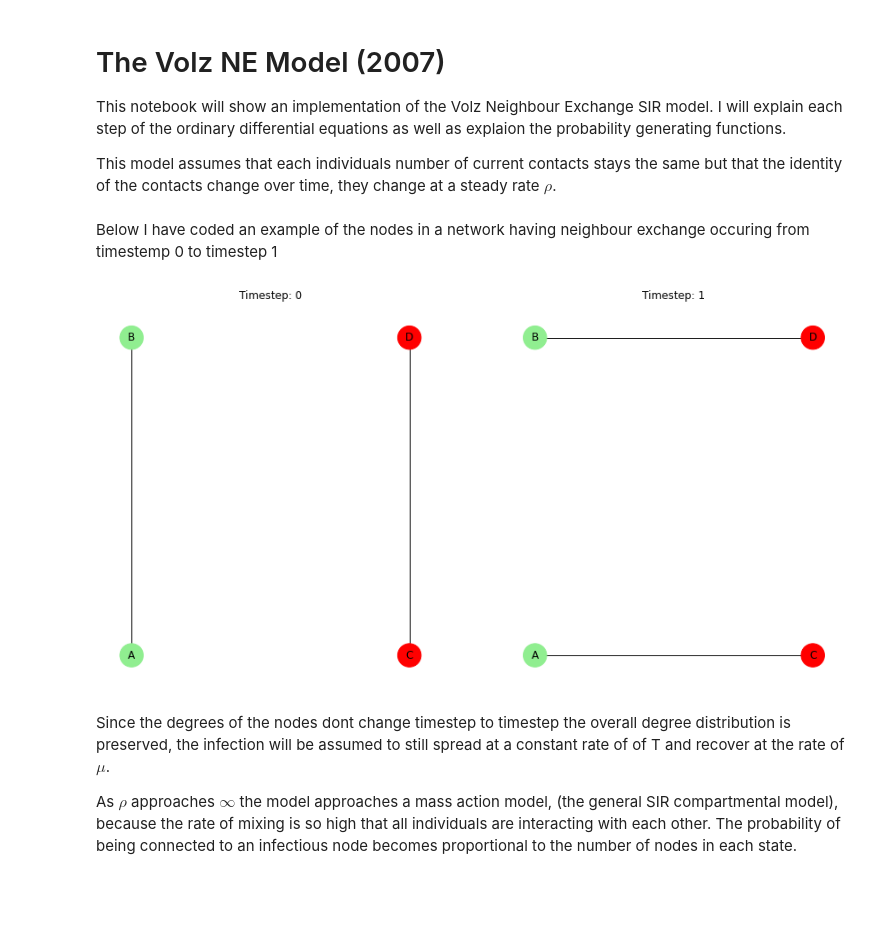
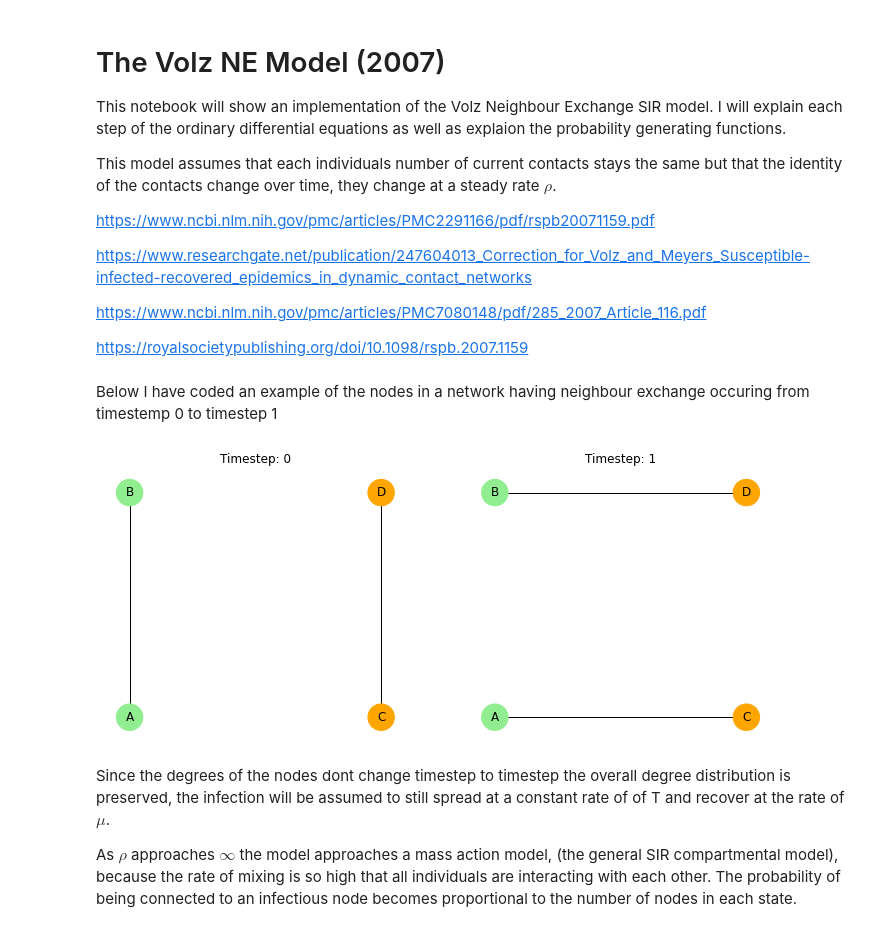
Before and after one commit to leoloman/NE_SIR_model, a Jupyter notebook: NE_model_Poisson_Explained.ipynb, the cells around one changed output. Drawn from its saved outputs; the diff is of its cells as text; code cells hidden in the pictures; blank space fills up the shorter version.

```diff
--- a/NE_model_Poisson_Explained.ipynb
+++ b/NE_model_Poisson_Explained.ipynb
@@ -4,6 +4,14 @@
 This notebook will show an implementation of the Volz Neighbour Exchange SIR model. I will explain each step of the ordinary differential equations as well as explaion the probability generating functions.
 
 This model assumes that each individuals number of current contacts stays the same but that the identity of the contacts change over time, they change at a steady rate $\rho$.
+
+https://www.ncbi.nlm.nih.gov/pmc/articles/PMC2291166/pdf/rspb20071159.pdf
+
+https://www.researchgate.net/publication/247604013_Correction_for_Volz_and_Meyers_Susceptible-infected-recovered_epidemics_in_dynamic_contact_networks
+
+https://www.ncbi.nlm.nih.gov/pmc/articles/PMC7080148/pdf/285_2007_Article_116.pdf
+
+https://royalsocietypublishing.org/doi/10.1098/rspb.2007.1159
 # %%
 import scipy as sp
 import scipy.integrate as sp_int
@@ -14,33 +22,33 @@ import networkx as nx
 # %% [markdown]
 Below I have coded an example of the nodes in a network having neighbour exchange occuring from timestemp 0 to timestep 1
 # %%
-fig, ax = plt.subplots(ncols = 2, figsize = (15,8))
+fig, ax = plt.subplots(ncols = 2, figsize = (12,5))
 nx.draw(nx.from_edgelist([['A','B'],
                  ['C','D']]), pos = {'A':(0.1, 0.1),
                                     'B':(0.1, 0.2),
                                     'C':(0.2,0.1),
                                     'D':(0.2,0.2)},
        node_size = 700,
-       node_color = {'A': "lightgreen", 'B': "lightgreen", 'C': "red", 'D': "red"}.values(),
+       node_color = {'A': "lightgreen", 'B': "lightgreen", 'C': "orange", 'D': "orange"}.values(),
        with_labels = True,
        ax = ax[0])
 
 ax[0].set_title('Timestep: 0')
 
 nx.draw(nx.from_edgelist([['A','C'],
                  ['B','D']]), pos = {'A':(0.1, 0.1),
                                     'B':(0.1, 0.2),
                                     'C':(0.2,0.1),
                                     'D':(0.2,0.2)},
        node_size = 700,
-       node_color = {'A': "lightgreen",'C': "red",'B': "lightgreen",'D': "red"}.values(),
+       node_color = {'A': "lightgreen",'C': "orange",'B': "lightgreen",'D': "orange"}.values(),
        with_labels = True,
        ax = ax[1])
 
 ax[1].set_title('Timestep: 1')
 plt.show()
 # %% [output]
-[figure, old version]
+[figure, new version]
 # %% [markdown]
 Since the degrees of the nodes dont change timestep to timestep the overall degree distribution is preserved, the infection will be assumed to still spread at a constant rate of of T and recover at the rate of $\mu$.
 
```
Also changed, not shown: parts of 15 cells of this notebook.
